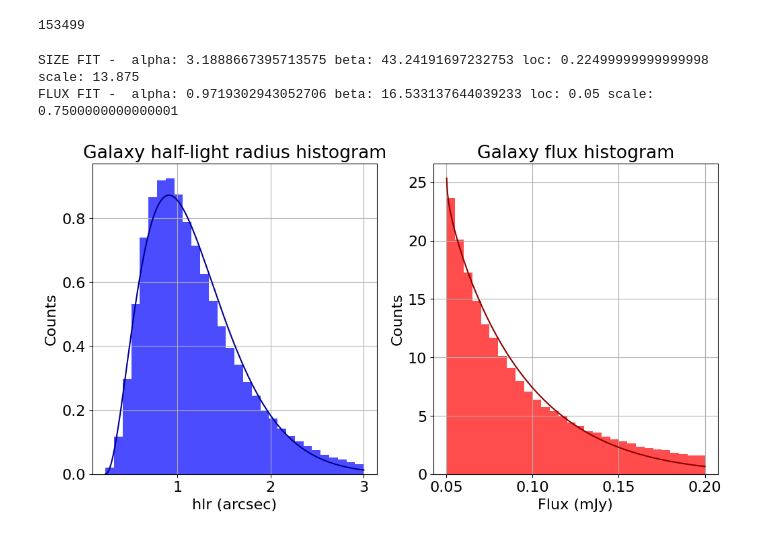
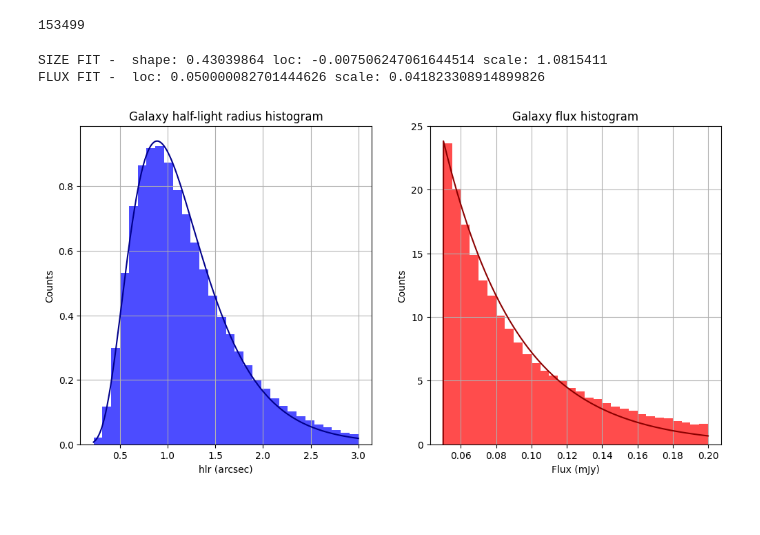
Before and after one commit to CentofantiEze/Radio_WL_Generative_Forward_Model, a Jupyter notebook: notebooks/trecs_obs.ipynb, the cells around one changed output. Cells and saved outputs as stored; diff of their text form; code cells hidden in the pictures.

```diff
--- a/notebooks/trecs_obs.ipynb
+++ b/notebooks/trecs_obs.ipynb
@@ -80,36 +63,36 @@ import scipy.stats as stats
 # %%
 fit_correction = 5.
 x_size = np.linspace(minpixsize*pixelscale/2, maxpixsize*pixelscale/2, 1000)
 x_flux = np.linspace(min_flux, max_flux, 1000)
 
 plt.subplots(1,2, figsize=(12, 6))
 plt.subplot(1, 2, 1)
 plt.hist(sizesfg[listindexobj]/(2), bins=30, alpha=0.7, color='blue', density=True)
 plt.xlabel('hlr (arcsec)')
 plt.ylabel('Counts')
 plt.title('Galaxy half-light radius histogram')
 plt.grid(True)
 ############################################
 # Check fit, may need to fix loc and scale #
 ############################################
-alpha_hlr, beta_hlr, loc_hlr, scale_hlr = stats.beta.fit(sizesfg[listindexobj]/(2), floc=minpixsize*pixelscale/2, fscale=(maxpixsize-minpixsize)*pixelscale/2*fit_correction)
-print("SIZE FIT - ", "alpha:", alpha_hlr,"beta:", beta_hlr, "loc:", loc_hlr, "scale:", scale_hlr)
-plt.plot(x_size, stats.beta.pdf(x_size, alpha_hlr, beta_hlr, loc=loc_hlr, scale=scale_hlr), label='Size PDF', color='darkblue')
+sshape, sloc, sscale = stats.lognorm.fit(sizesfg[listindexobj]/(2))
+print("SIZE FIT - ", "shape:", sshape, "loc:", sloc, "scale:", sscale)
+plt.plot(x_size, stats.lognorm.pdf(x_size, sshape, loc=sloc, scale=sscale), label='Size PDF', color='darkblue')
 
 plt.subplot(1, 2, 2)
 plt.hist(flux1400sfg[listindexobj], bins=30, alpha=0.7, color='red', density=True)
-alpha_flux, beta_flux, loc_flux, scale_flux = stats.beta.fit(flux1400sfg[listindexobj], floc=min_flux, fscale=(max_flux-min_flux)*fit_correction)
-print("FLUX FIT - ", "alpha:", alpha_flux,"beta:", beta_flux, "loc:", loc_flux, "scale:", scale_flux)
-plt.plot(x_flux, stats.beta.pdf(x_flux, alpha_flux, beta_flux, loc=loc_flux, scale=scale_flux), label='Flux PDF', color='darkred')
+floc, fscale = stats.expon.fit(flux1400sfg[listindexobj])
+print("FLUX FIT - ", "loc:", floc, "scale:", fscale)
+plt.plot(x_flux, stats.expon.pdf(x_flux, loc=floc, scale=fscale), label='Flux PDF', color='darkred')
 plt.xlabel('Flux (mJy)')
 plt.ylabel('Counts')
 plt.title('Galaxy flux histogram')
 plt.grid(True)
 plt.show()
 # %% [output]
-SIZE FIT -  alpha: 3.1888667395713575 beta: 43.24191697232753 loc: 0.22499999999999998 scale: 13.875
-FLUX FIT -  alpha: 0.9719302943052706 beta: 16.533137644039233 loc: 0.05 scale: 0.7500000000000001
+SIZE FIT -  shape: 0.43039864 loc: -0.007506247061644514 scale: 1.0815411
+FLUX FIT -  loc: 0.050000082701444626 scale: 0.041823308914899826
-[figure, old version]
+[figure, new version]
 # %%
 _ = plt.hist2d(flux1400sfg[listindexobj], sizesfg[listindexobj]/(2), bins=50, cmap='viridis', density=True)
 plt.xlabel('Flux (mJy)')
```
Also changed, not shown: parts of 16 cells of this notebook.
